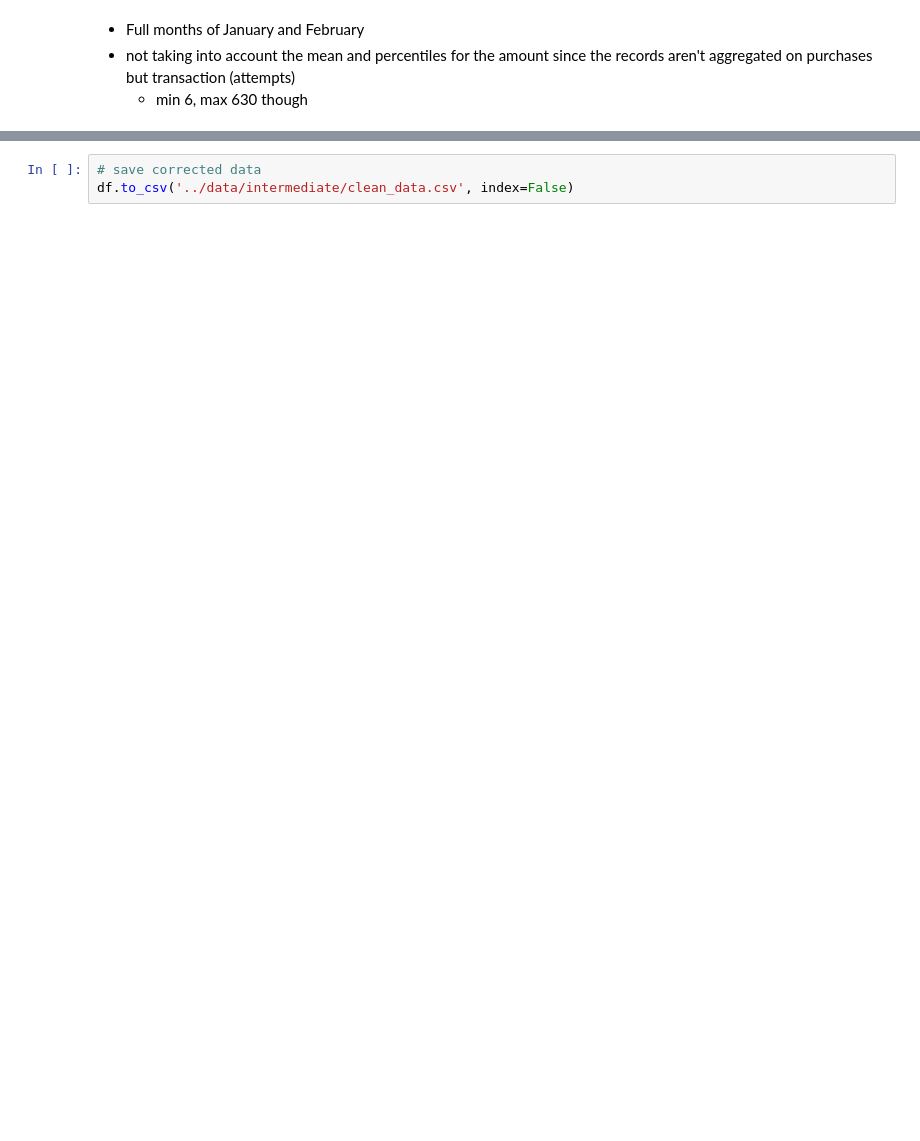
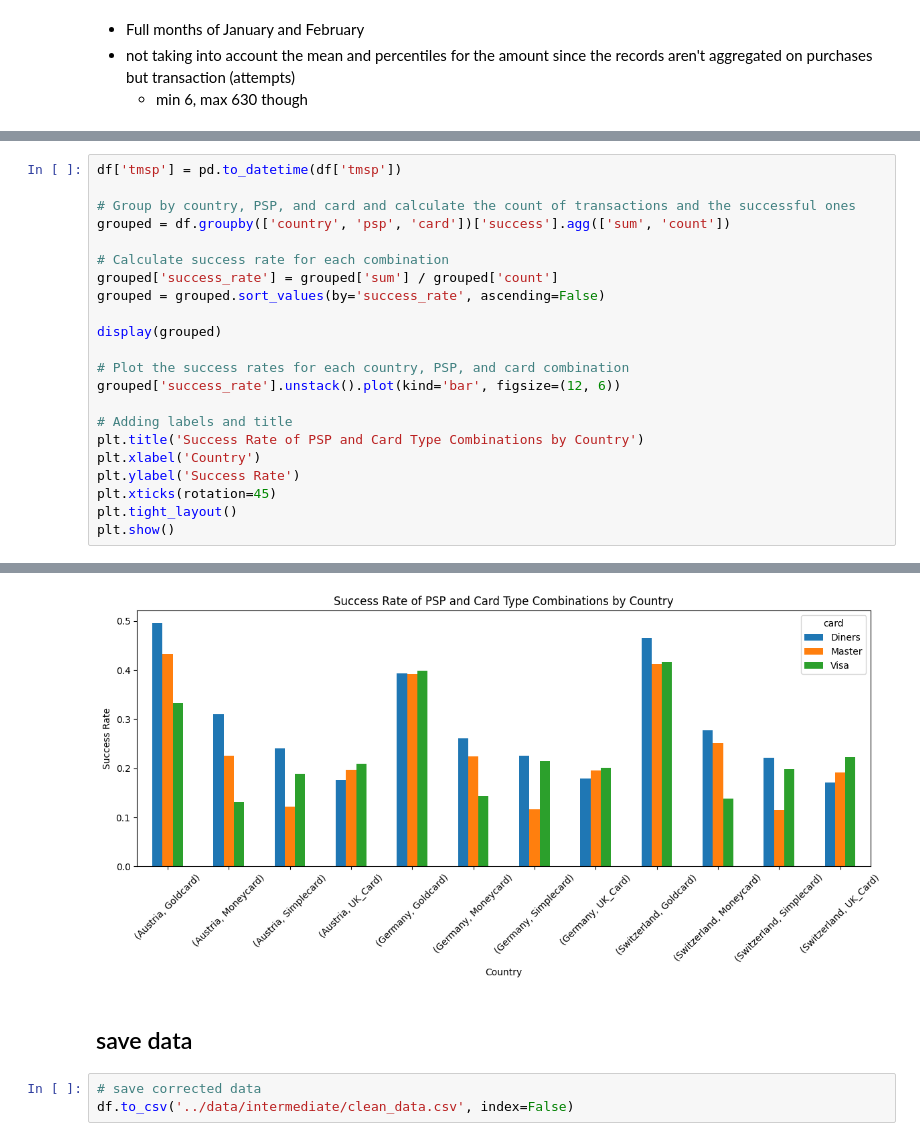
Before and after one commit to jeaend/payment_routing_optimizer, a Jupyter notebook: notebooks/01_data_analysis.ipynb, the cells around one changed output, grey strips where cells are left out. Drawn from its saved outputs; the diff is of its cells as text; blank space fills up the shorter version.

```diff
--- a/notebooks/01_data_analysis.ipynb
+++ b/notebooks/01_data_analysis.ipynb
@@ -149,0 +237,23 @@ df.describe().T
+# %%
+df['tmsp'] = pd.to_datetime(df['tmsp'])
+
+# Group by country, PSP, and card and calculate the count of transactions and the successful ones
+grouped = df.groupby(['country', 'psp', 'card'])['success'].agg(['sum', 'count'])
+
+# Calculate success rate for each combination
+grouped['success_rate'] = grouped['sum'] / grouped['count']
+grouped = grouped.sort_values(by='success_rate', ascending=False)
+
+display(grouped)
+
+# Plot the success rates for each country, PSP, and card combination
+grouped['success_rate'].unstack().plot(kind='bar', figsize=(12, 6))
+
+# Adding labels and title
+plt.title('Success Rate of PSP and Card Type Combinations by Country')
+plt.xlabel('Country')
+plt.ylabel('Success Rate')
+plt.xticks(rotation=45)
+plt.tight_layout()
+plt.show()
+# %% [output]
@@ -150,3 +278,6 @@ df.describe().T
+[figure, added]
+# %% [markdown]
+## save data
 # %%
 # save corrected data
 df.to_csv('../data/intermediate/clean_data.csv', index=False)
```
Also changed, not shown: parts of 7 cells of this notebook.
